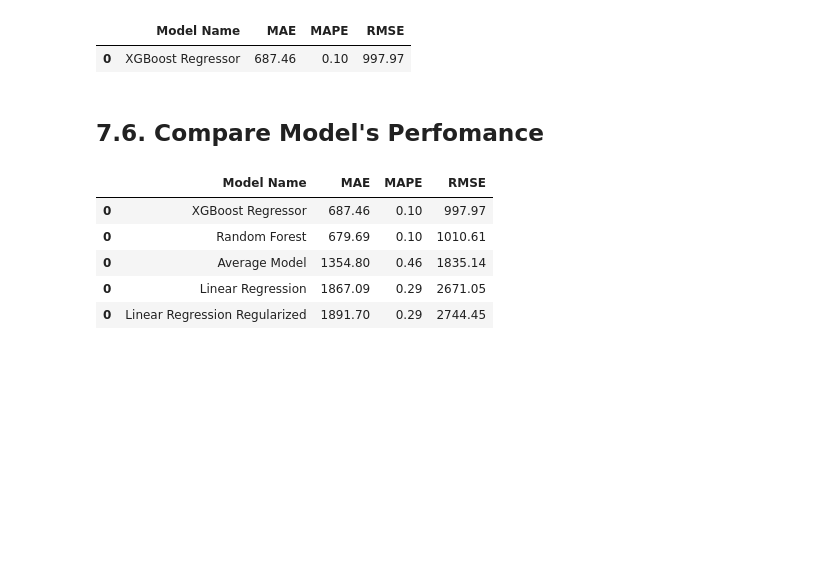
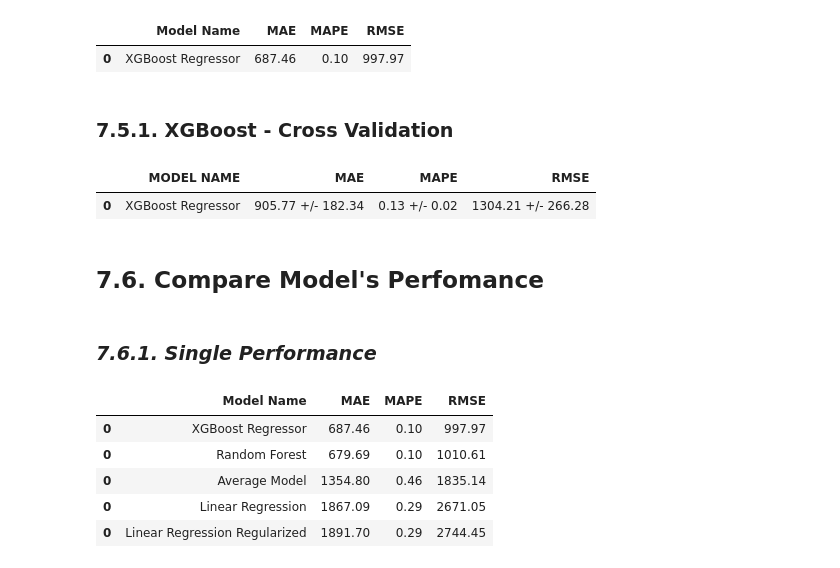
Before and after one commit to almir-martins/rossmann_sales_prediction, a Jupyter notebook: notebooks/m07_video1_store_sales_prediction.ipynb, the cells around one changed output. Cells and saved outputs as stored; diff of their text form; code cells hidden in the pictures; blank space fills up the shorter version.

```diff
--- a/notebooks/m07_video1_store_sales_prediction.ipynb
+++ b/notebooks/m07_video1_store_sales_prediction.ipynb
@@ -1170,8 +1277,18 @@ xgb_result
 # %% [output]
 |  | Model Name | MAE | MAPE | RMSE |
 | 0 | XGBoost Regressor | 687.46 | 0.10 | 997.97 |
+# %% [markdown]
+### **7.5.1. XGBoost - Cross Validation**
+# %%
+xgb_result_cv = cross_validation(x_training, 5, 'XGBoost Regressor', model_xgb)
+xgb_result_cv
+# %% [output]
+|  | MODEL NAME | MAE | MAPE | RMSE |
+| 0 | XGBoost Regressor | 905.77 +/- 182.34 | 0.13 +/- 0.02 | 1304.21 +/- 266.28 |
 # %% [markdown]
 ## 7.6. Compare Model's Perfomance
+# %% [markdown]
+### ***7.6.1. Single Performance***
 # %%
 # Comparando as perfomances dos modelos
 modeling_result = pd.concat([baseline_result, lr_result, lrr_result, rf_result, xgb_result])
```
Also changed, not shown: parts of 19 cells of this notebook.
